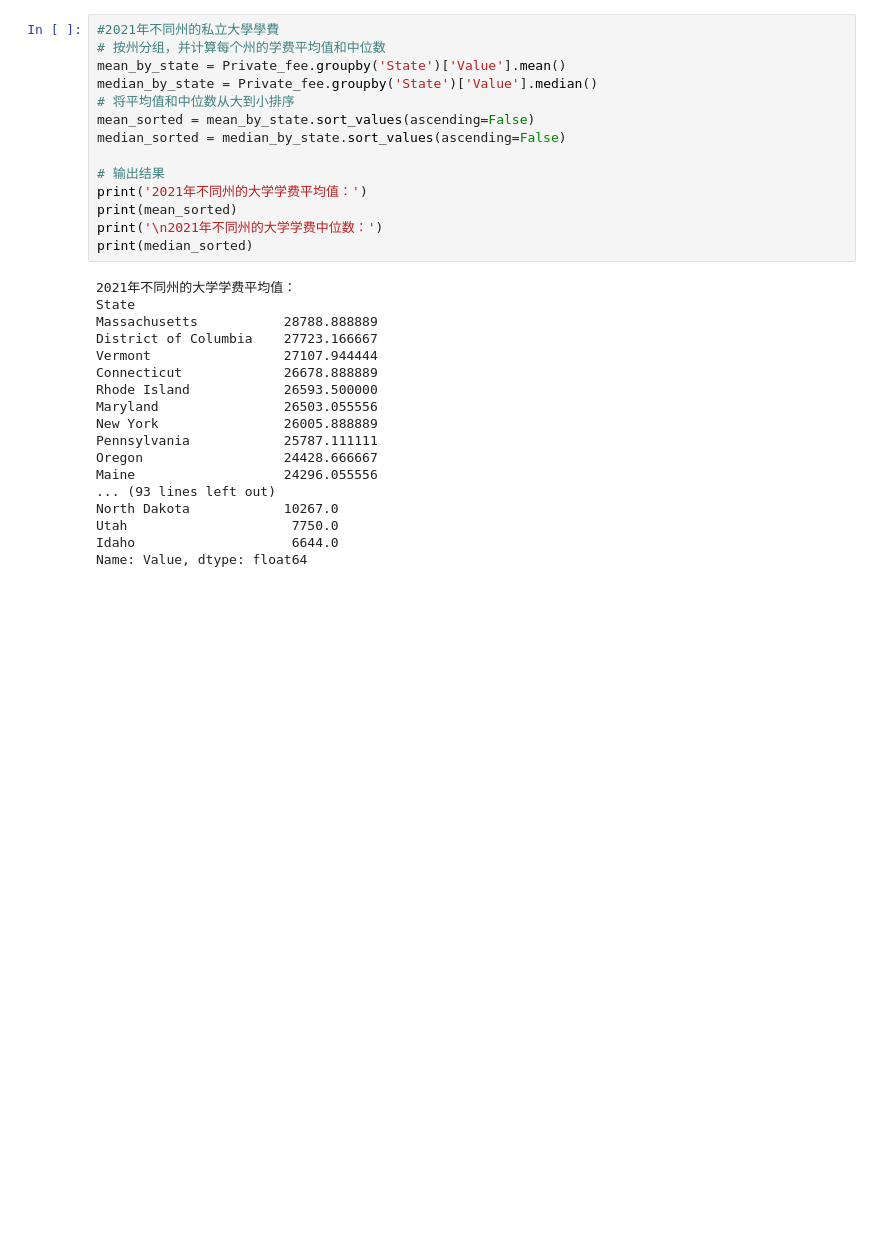
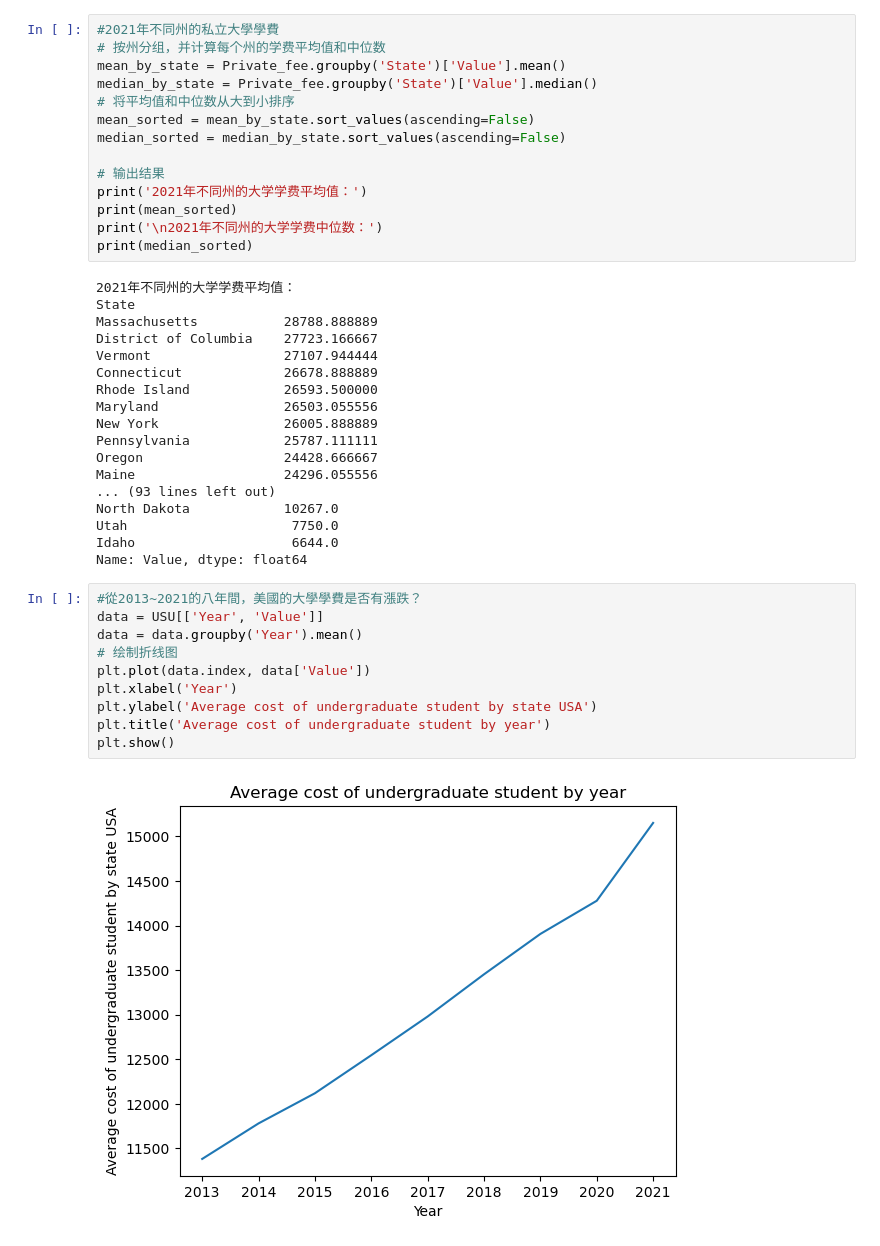
Before and after one commit to ChuanWeiSYU/PL, a Jupyter notebook: HomeWork_1/HW1_60971032H.ipynb, the cells around one changed output. Drawn from its saved outputs; the diff is of its cells as text; blank space fills up the shorter version.

```diff
--- a/HomeWork_1/HW1_60971032H.ipynb
+++ b/HomeWork_1/HW1_60971032H.ipynb
@@ -106,3 +109,15 @@ North Dakota            10267.0
 Utah                     7750.0
 Idaho                    6644.0
 Name: Value, dtype: float64
+# %%
+#從2013~2021的八年間，美國的大學學費是否有漲跌？
+data = USU[['Year', 'Value']]
+data = data.groupby('Year').mean()
+# 绘制折线图
+plt.plot(data.index, data['Value'])
+plt.xlabel('Year')
+plt.ylabel('Average cost of undergraduate student by state USA')
+plt.title('Average cost of undergraduate student by year')
+plt.show()
+# %% [output]
+[figure, added]
```
Also changed, not shown: parts of 4 cells of this notebook.
